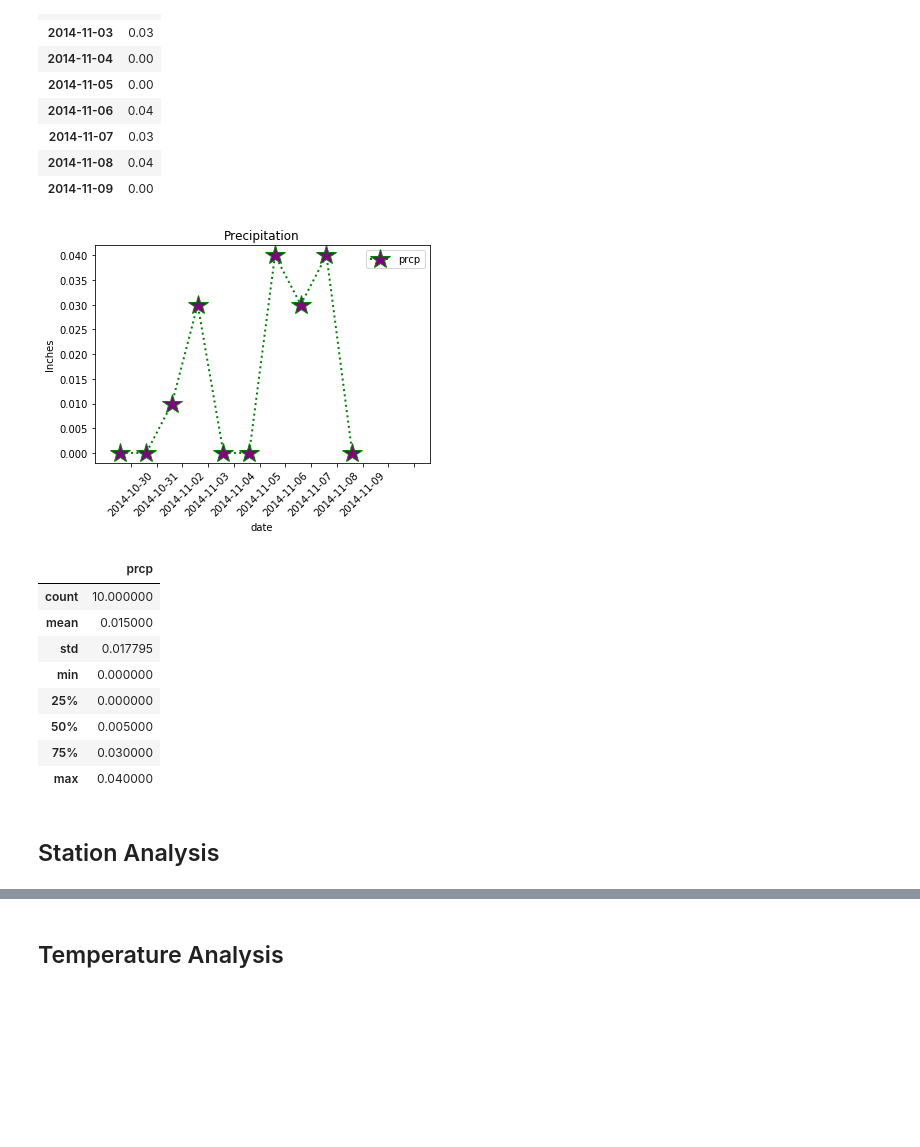
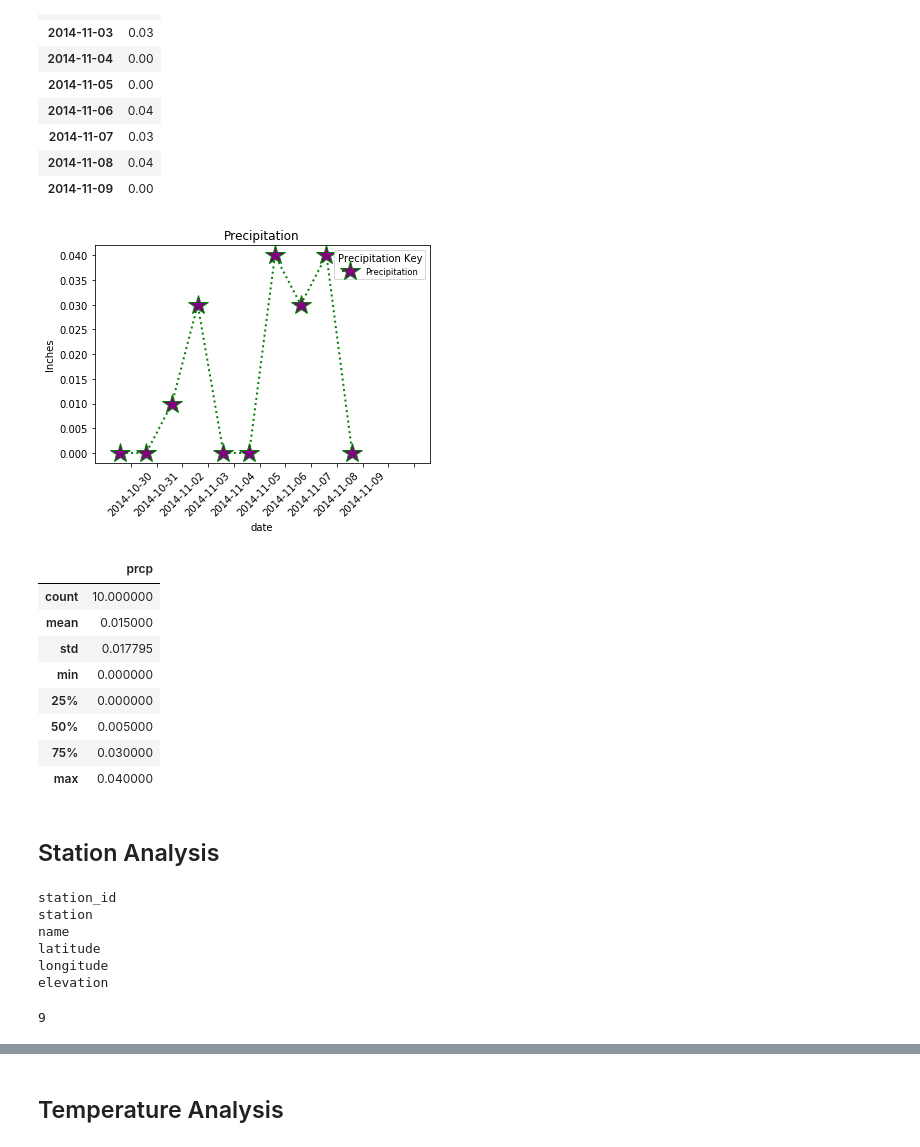
Before and after one commit to FutureGM/SqlAlchemy, a Jupyter notebook: Climate_Analysis.ipynb, the cells around one changed output, grey strips where cells are left out. Cells and saved outputs as stored; diff of their text form; code cells hidden in the pictures; blank space fills up the shorter version.

Commit message:
Updates with all charts completed, Flask will be updated for tomorrow

```diff
--- a/Climate_Analysis.ipynb
+++ b/Climate_Analysis.ipynb
@@ -134,30 +134,35 @@ vacation_dates #Vacation ranges from 10-30 to 11-09, 2014
 # %%
 # Plot the results using the DataFrame plot method.
 prec_plot= prec_df.reset_index()
 x_axis = np.arange(0, 12, step=1)
 y_axis = np.arange(len("prcp"))
 prec_plot.plot("date", "prcp",
                color="green",
                marker="*",
                markerfacecolor="purple",
                linestyle=":",
                linewidth=2,
                markeredgecolor="green",
                markersize=20,
-               markevery=1
+               markevery=1,
+               label="Precipitation"
               )
 plt.xlim(min(x_axis)-1,max(x_axis)+1)
 plt.title("Precipitation")
 plt.ylabel("Inches")
 tick_locations = [value + 0.4 for value in x_axis]
 plt.xticks(tick_locations, prec_plot.date[0:12],rotation=45)
+plt.legend(fontsize="small",
+           mode="expanded",
+           loc="best",
+           title="Precipitation Key")
 # plt.savefig("")
 plt.show()
 # Use Pandas to print the summary statistics for the precipitation data.
 summary = prec_plot.describe()
 summary
 # %% [output]
-[figure, old version]
+[figure, new version]
 |  | prcp |
 | count | 10.000000 |
 | mean | 0.015000 |
@@ -185,0 +177,18 @@ summary
+# %%
+#Use inspector to check column names and TYPES
+columns = inspector.get_columns("station")
+for column in columns:
+    print(column["name"])
+# %% [output]
+station_id
+station
+name
+latitude
+longitude
+elevation
+# %%
+# Design a query to calculate the total number of stations.
+tot_Stations = session.query(station).distinct(station.station_id).count()
+print(tot_Stations)
+# %% [output]
+9
```
Also changed, not shown: parts of 11 cells of this notebook.
